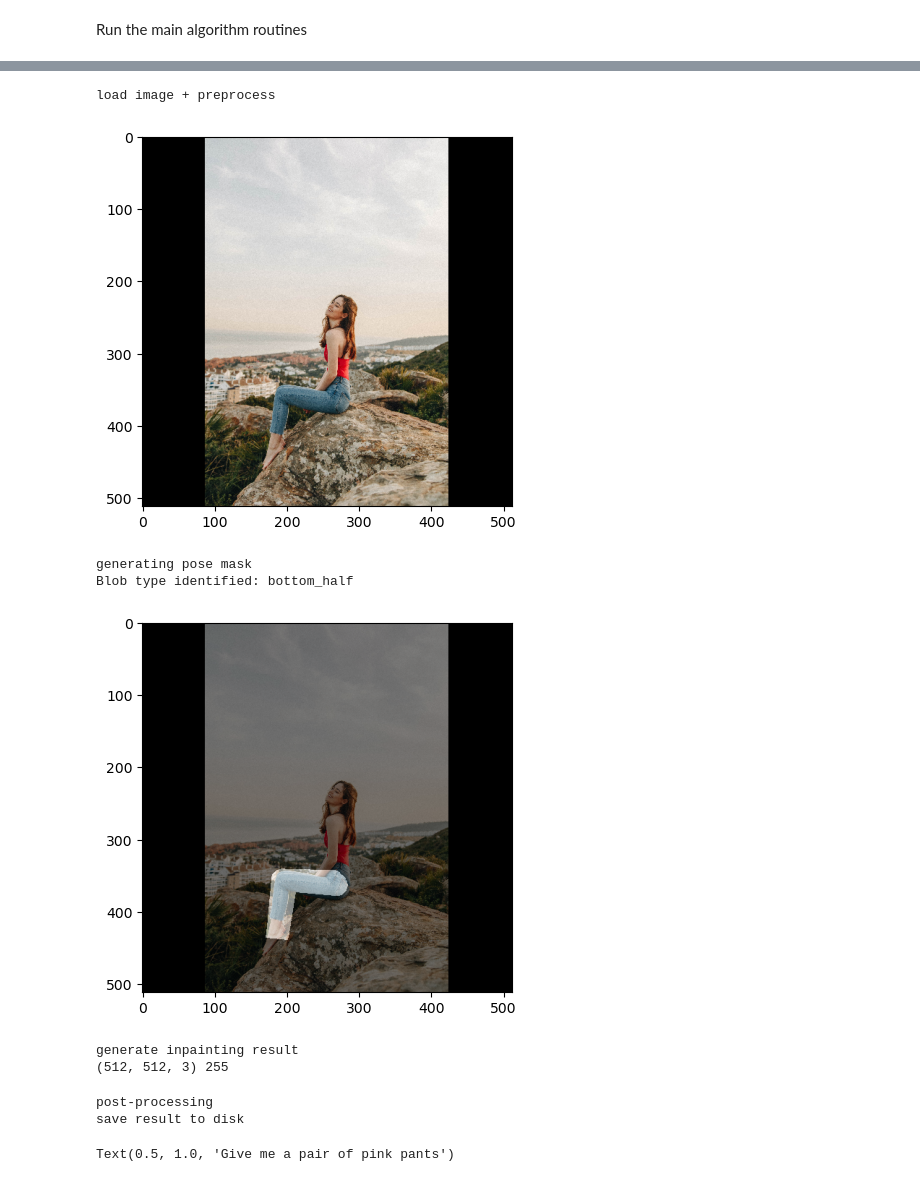
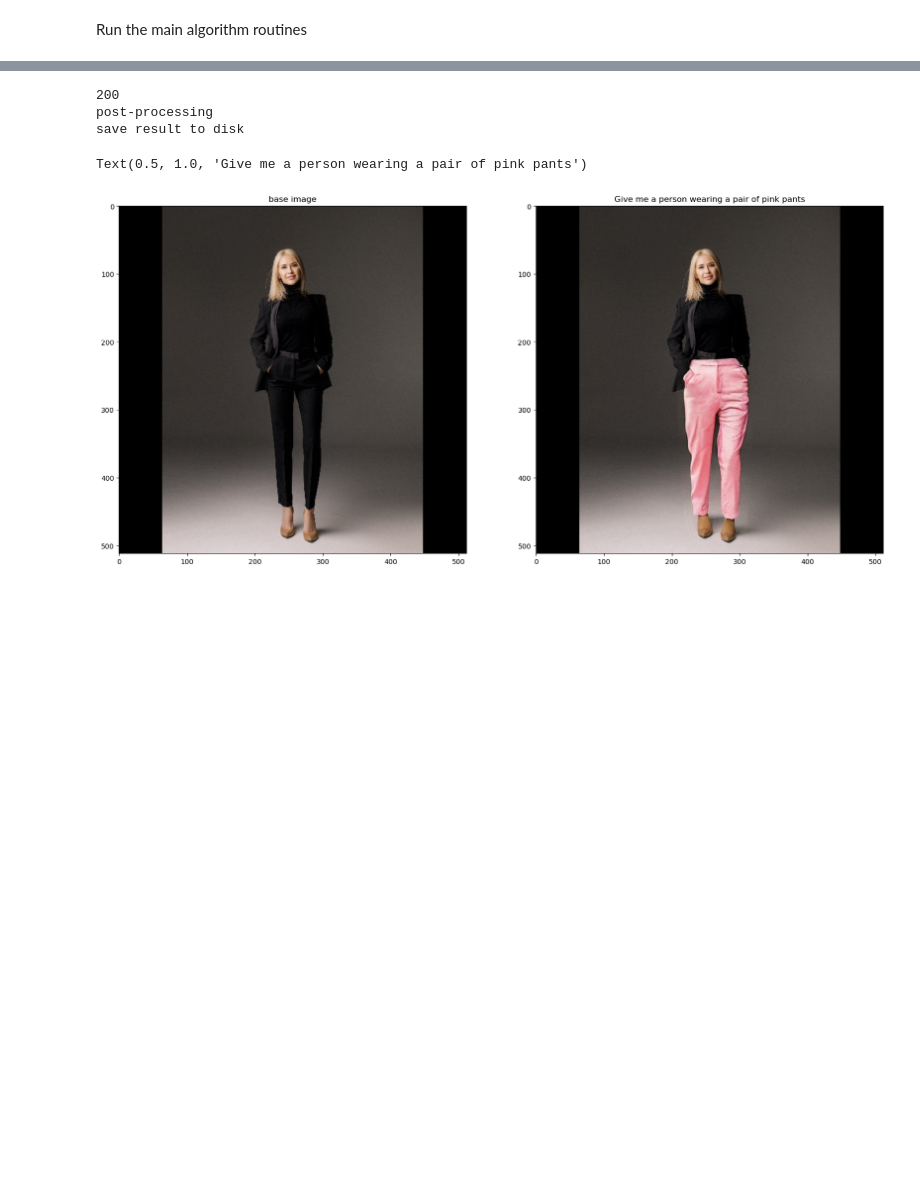
Before and after one commit to kevm314/prompted-inpainting-backend, a Jupyter notebook: app/algorithms/prompted_figure_inpainting/runner_notebook.ipynb, the cells around one changed output, grey strips where cells are left out. Cells and saved outputs as stored; diff of their text form; code cells hidden in the pictures; blank space fills up the shorter version.

Commit message:
Set up ML endpoint env params and stable diffusion 2 endpoint in backend

```diff
--- a/app/algorithms/prompted_figure_inpainting/runner_notebook.ipynb
+++ b/app/algorithms/prompted_figure_inpainting/runner_notebook.ipynb
@@ -11,16 +19,16 @@ diffusion_model = model.Model("C:/Users/kevmo/Documents/ai_prototyping/auth.json
 Loading model
 # %%
 # Give me a ...
-prompt = "a pair of pink pants"
-#path_prefix = "C:/Users/kevmo/Documents/ai_prototyping/text2img"
-#IMAGE_PATH = f'{path_prefix}/sample_images/side_poser.png'
+prompt = "a person wearing a pair of pink pants"
+path_prefix = "C:/Users/kevmo/Documents/ai_prototyping/text2img"
+IMAGE_PATH = f'{path_prefix}/sample_images/side_poser.png'
 #IMAGE_PATH = f'{path_prefix}/sample_images/brandon-atchison-eexdeq3NleQ-unsplash.jpg'
 #IMAGE_PATH = f'{path_prefix}/sample_images/christian-buehner-vbdil5l6AZE-unsplash.jpg'
 #IMAGE_PATH = f'{path_prefix}/sample_images/stephanie-liverani-Zz5LQe-VSMY-unsplash.jpg'
 #IMAGE_PATH = f'{path_prefix}/sample_images/elijah-m-henderson-jRA-yoDL68M-unsplash.jpg'
 #IMAGE_PATH = f'{path_prefix}/sample_images/cliff_woman.jpg'
-#IMAGE_PATH = f'{path_prefix}/sample_images/standing_woman.jpg'
-IMAGE_PATH = "C:/Users/kevmo/Downloads/sonnie-hiles-gG70fyu3qsg-unsplash.jpg"
+IMAGE_PATH = f'{path_prefix}/sample_images/standing_woman.jpg'
+#IMAGE_PATH = "C:/Users/kevmo/Downloads/sonnie-hiles-gG70fyu3qsg-unsplash.jpg"
 #IMAGE_PATH = "inpainted_sample.png"
 # %% [markdown]
 Run the main algorithm routines
@@ -27,48 +77,51 @@ Run the main algorithm routines
 # %%
-print("load image + preprocess")
-primary_image_arr = preprocessor.process_input(image_path=IMAGE_PATH)
-primary_image_arr = preprocessor.preprocessing(primary_image_arr)
-plt.imshow(primary_image_arr)
-plt.show()
+local = False
+if local:
+        print("generate inpainting result")
+        output_image: Image = diffusion_model.infer(prompt=prompt, base_image=base_input_image, mask_image=mask_input_image)
+else:
+        # live usage
+        # prepare sample payload
+        base_buffered = BytesIO()
+        mask_buffered = BytesIO()
+        Image.fromarray(primary_image_arr).save(base_buffered, format="JPEG")
+        Image.fromarray(mask_image_arr).save(mask_buffered, format="JPEG")
+        base_image_str = base64.b64encode(base_buffered.getvalue()).decode()
+        mask_image_str = base64.b64encode(mask_buffered.getvalue()).decode()
 
-print("generating pose mask")
-mask_image_arr, blob_type = pose_mask_generation.translate_prompt_to_body_blob(primary_image_arr, prompt)
-print("Blob type identified:", blob_type)
-plt.figure()
-plt.imshow(primary_image_arr)
-plt.imshow(mask_image_arr, cmap='jet', alpha=0.5)
-plt.show()
+        payload = {"inputs": prompt, "image": base_image_str, "mask_image": mask_image_str}
+        authorization = 'Bearer ' + os.getenv("HF_TOKEN")
+        # headers
+        headers = {
+                "Authorization": authorization,
+                "Content-Type": "application/json",
+                "Accept": "image/png" # important to get an image back
+        }
 
-print("generate inpainting result")
-base_input_image = Image.fromarray(primary_image_arr)
-print(mask_image_arr.shape, mask_image_arr.max())
-mask_input_image = Image.fromarray(mask_image_arr)
-output_image: Image = diffusion_model.infer(prompt=prompt, base_image=base_input_image, mask_image=mask_input_image)
+        response = r.post(os.getenv("HF_ENDPOINT_URL"), headers=headers, json=payload)
+        print(response.status_code)
+        output_image: Image = Image.open(BytesIO(response.content))
+
 
 print("post-processing")
 output_image = preprocessor.restore_mask(
         output_image,
         np.asarray(base_input_image),
         np.asarray(mask_input_image)
 )
 
 print("save result to disk")
 output_image.save("./inpainted_sample.png")
 mask_input_image.save("./inpainted_sample_mask.png")
 
 fig, ax = plt.subplots(1,2, figsize=(20,12))
 ax[0].imshow(primary_image_arr)
 ax[0].set_title("base image")
 ax[1].imshow(output_image)
 ax[1].set_title("Give me " + prompt)
 # %% [output]
-load image + preprocess
+200
+post-processing
+save result to disk
+Text(0.5, 1.0, 'Give me a person wearing a pair of pink pants')
-[figure, old version]
+[figure, new version]
-generating pose mask
-Blob type identified: bottom_half
-[figure, removed]
-generate inpainting result
-(512, 512, 3) 255
-post-processing
-save result to disk
-Text(0.5, 1.0, 'Give me a pair of pink pants')
```
Also changed, not shown: parts of 19 cells of this notebook, 4 other files.
